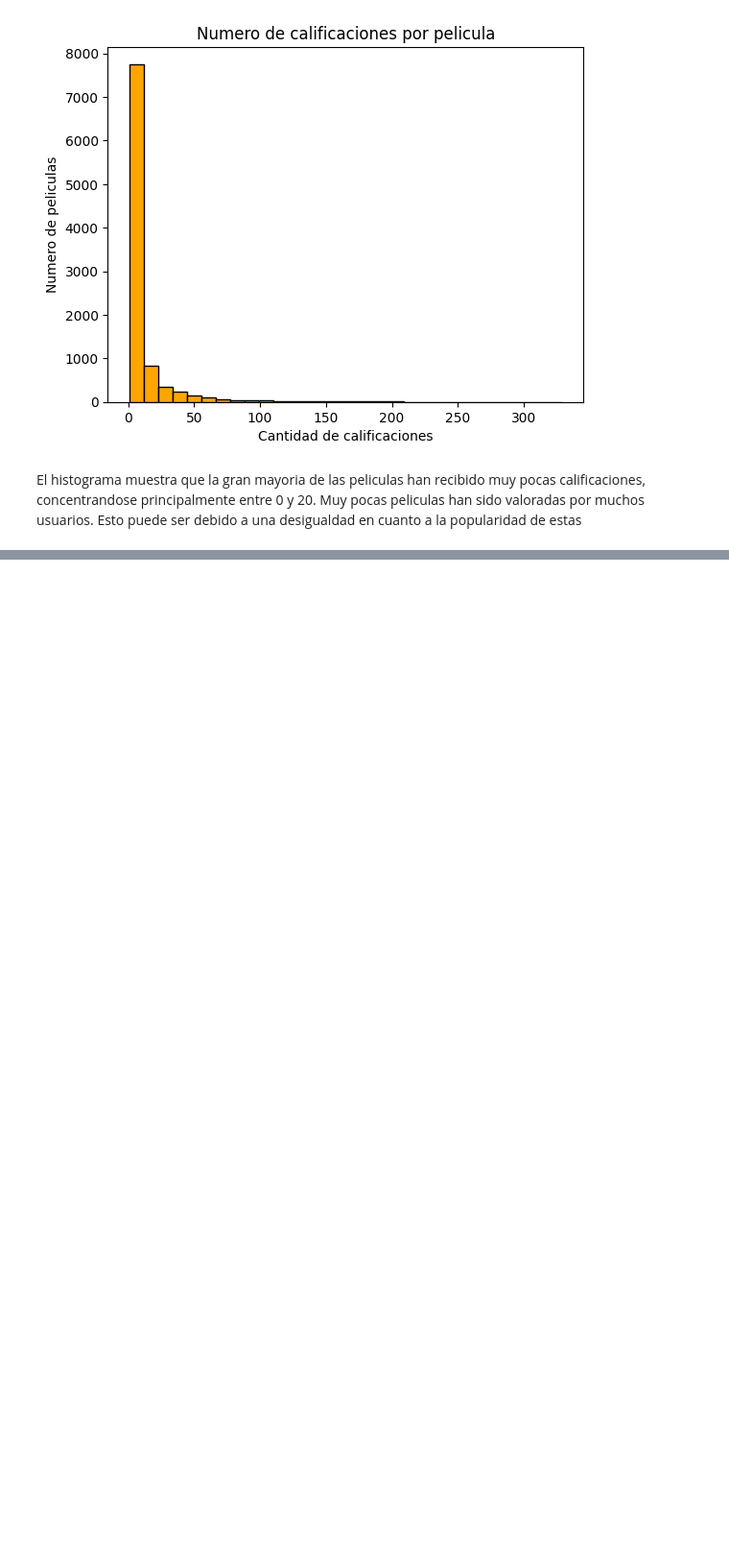
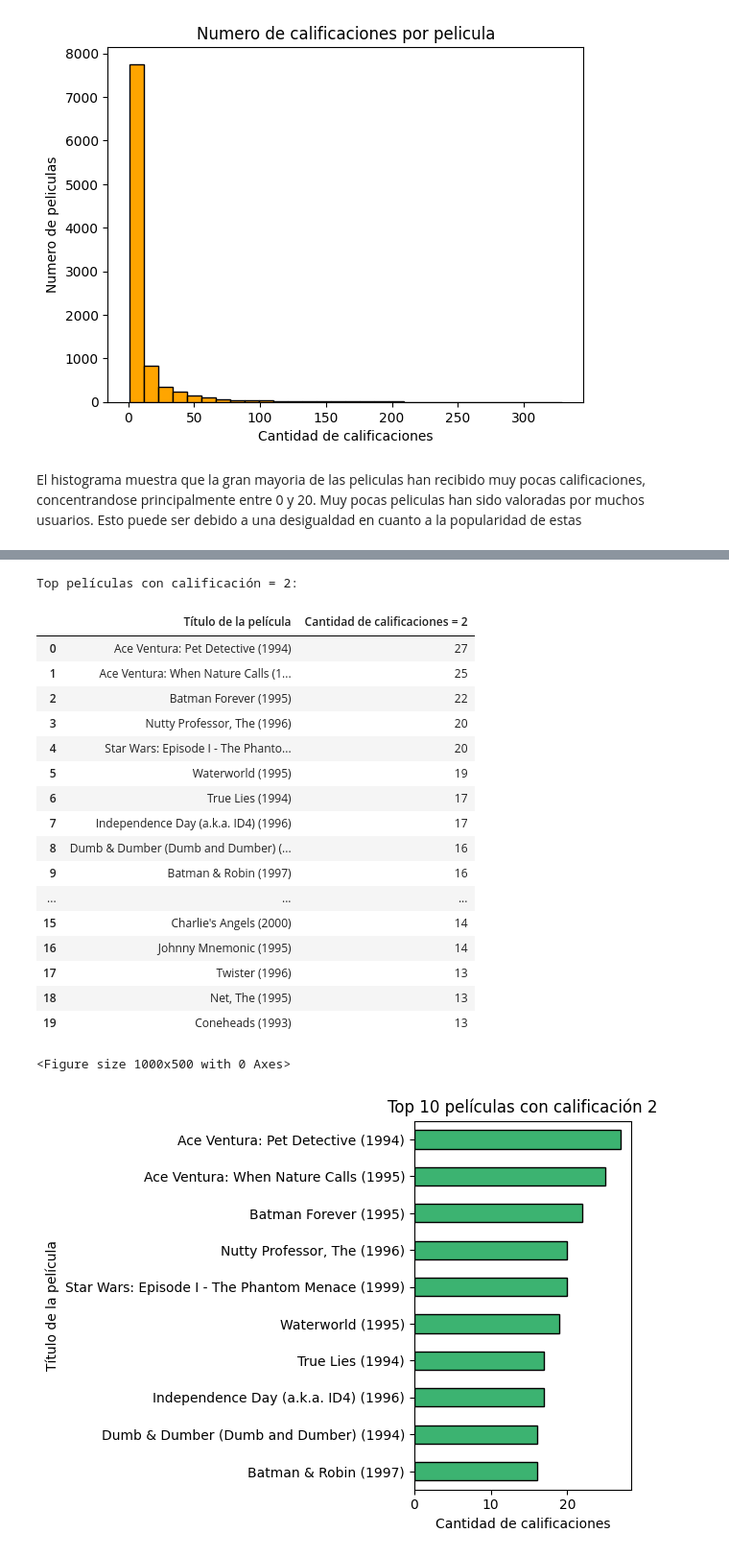
Before and after one commit to ValentinaJimenezTorres/A3_marketing, a Jupyter notebook: b_exploracion_limpieza.ipynb, the cells around one changed output, grey strips where cells are left out. Shown at 96% size. Saved outputs shown, nothing was run; the diff lists cells and outputs as text; code cells hidden in the pictures; blank space fills up the shorter version.

```diff
--- a/b_exploracion_limpieza.ipynb
+++ b/b_exploracion_limpieza.ipynb
@@ -35,7 +35,7 @@ os.chdir(path) #Subir y descargar archivos de la ruta del repositorio de trabajo
 # %% [markdown]
 ## Conexión
 # %%
-con = sql.connect('data/db_movies') #Conectarse a la base de datos existente y transportar datos
+con = sql.connect('Data/db_movies') #Conectarse a la base de datos existente y transportar datos
 cur = con.cursor() #Otra conexión (cursor) para ejecutar las consultas en la bd sin traer ni llevar info
 # %%
 #Consultar qué tablas disponibles tiene la bd
@@ -527,0 +581,61 @@ El histograma muestra que la gran mayoria de las peliculas han recibido muy poca
+# %%
+def consultar_rating_con_titulo(con, rating=5, graficar=False):
+    import pandas as pd
+    import matplotlib.pyplot as plt
+
+    # Consulta SQL para traer ratings del valor dado y títulos de películas
+    query = f"""
+        SELECT r.movieId, m.title, r.rating
+        FROM ratings r
+        JOIN movies m ON r.movieId = m.movieId
+        WHERE r.rating = {rating}
+    """
+    df_rating = pd.read_sql(query, con)
+
+    # Verificar si se encontraron resultados
+    if df_rating.empty:
+        print(f"No se encontraron películas con calificación {rating}.")
+        return
+
+    # Mostrar conteo por película
+    conteo = df_rating['title'].value_counts().reset_index()
+    conteo.columns = ['Título de la película', f'Cantidad de calificaciones = {rating}']
+
+    print(f"\nTop películas con calificación = {rating}:")
+    display(conteo.head(20))
+
+    # Graficar
+    if graficar:
+        plt.figure(figsize=(10, 5))
+        conteo.head(10).plot(kind='barh', x='Título de la película',
+                             y=f'Cantidad de calificaciones = {rating}',
+                             color='mediumseagreen', edgecolor='black', legend=False)
+        plt.title(f"Top 10 películas con calificación {rating}")
+        plt.xlabel('Cantidad de calificaciones')
+        plt.ylabel('Título de la película')
+        plt.gca().invert_yaxis()
+        plt.tight_layout()
+        plt.show()
+# %%
+consultar_rating_con_titulo(con, rating=2, graficar=True)
+# %% [output]
+Top películas con calificación = 2:
+|  | Título de la película | Cantidad de calificaciones = 2 |
+| 0 | Ace Ventura: Pet Detective (1994) | 27 |
+| 1 | Ace Ventura: When Nature Calls (1... | 25 |
+| 2 | Batman Forever (1995) | 22 |
+| 3 | Nutty Professor, The (1996) | 20 |
+| 4 | Star Wars: Episode I - The Phanto... | 20 |
+| 5 | Waterworld (1995) | 19 |
+| 6 | True Lies (1994) | 17 |
+| 7 | Independence Day (a.k.a. ID4) (1996) | 17 |
+| 8 | Dumb & Dumber (Dumb and Dumber) (... | 16 |
+| 9 | Batman & Robin (1997) | 16 |
+| ... | ... | ... |
+| 15 | Charlie's Angels (2000) | 14 |
+| 16 | Johnny Mnemonic (1995) | 14 |
+| 17 | Twister (1996) | 13 |
+| 18 | Net, The (1995) | 13 |
+| 19 | Coneheads (1993) | 13 |
+<Figure size 1000x500 with 0 Axes>
+[figure, added]
```
Also changed, not shown: parts of 8 cells of this notebook.
